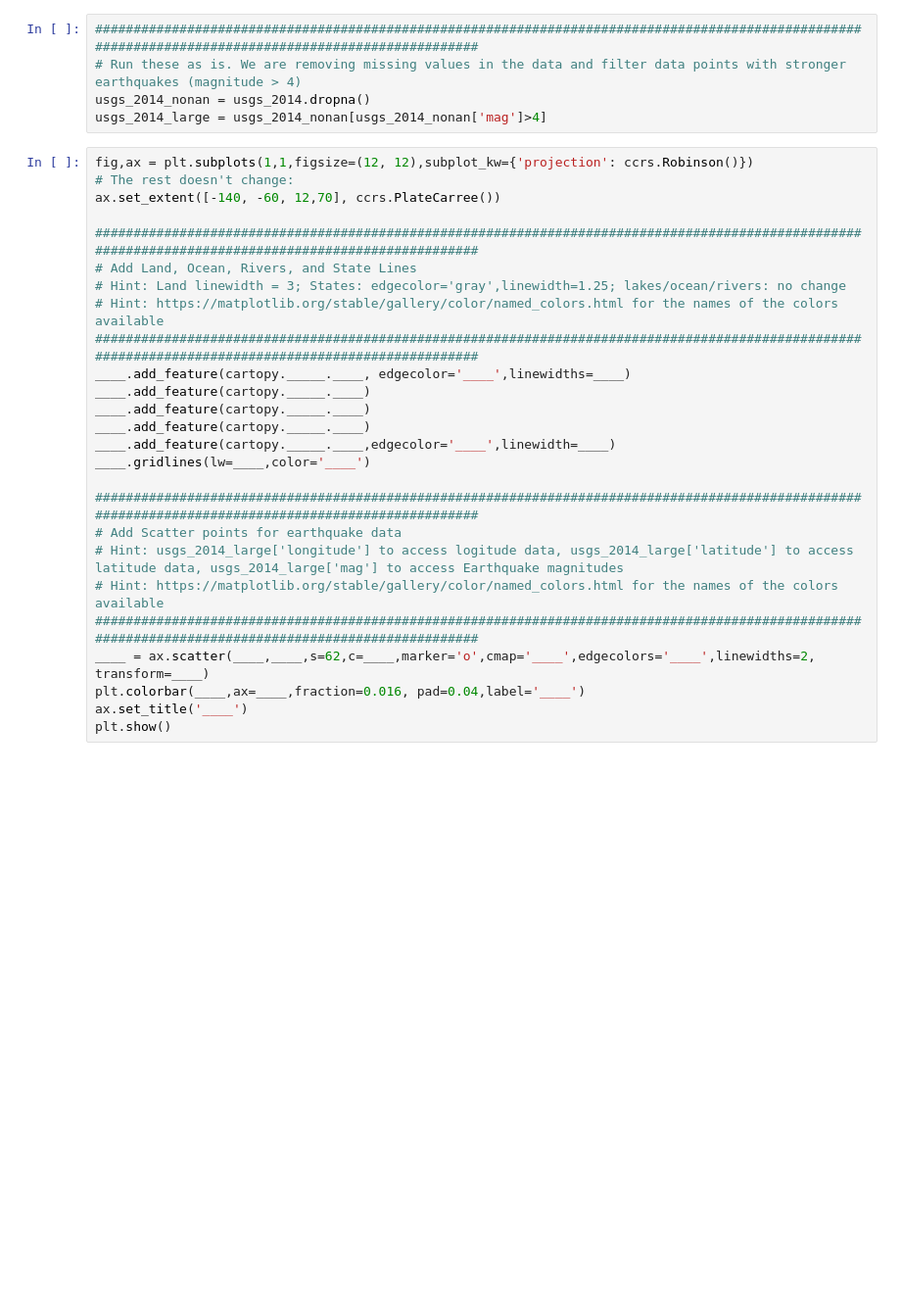
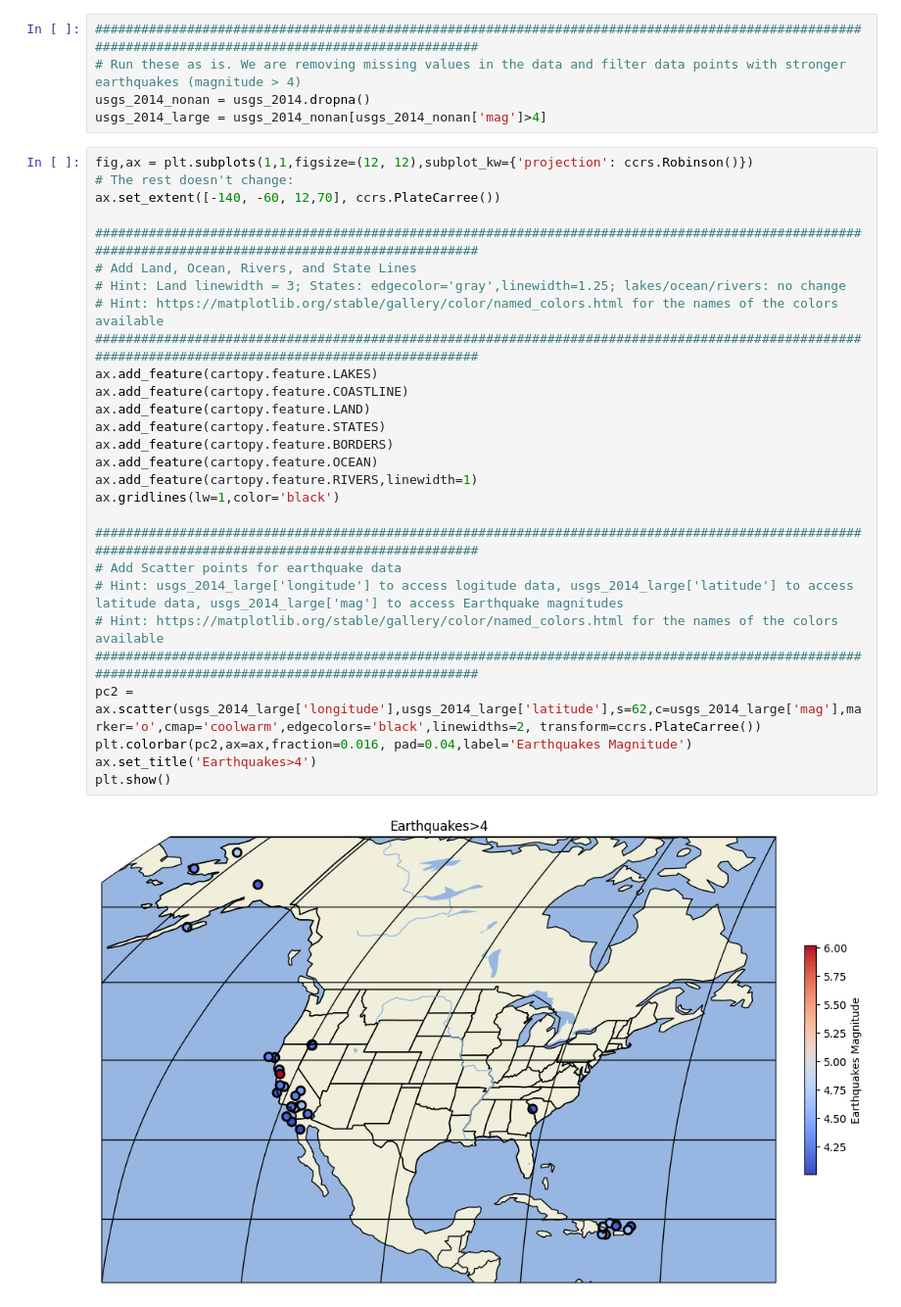
Before and after one commit to PierreHerold/2024_Intro_Python, a Jupyter notebook: ML_EES/IP/W2_S2.ipynb, the cells around one changed output. Shown at 98% size. Saved outputs shown, nothing was run; the diff lists cells and outputs as text; blank space fills up the shorter version.

```diff
--- a/ML_EES/IP/W2_S2.ipynb
+++ b/ML_EES/IP/W2_S2.ipynb
@@ -220,26 +248,30 @@ usgs_2014_large = usgs_2014_nonan[usgs_2014_nonan['mag']>4]
 # %%
 fig,ax = plt.subplots(1,1,figsize=(12, 12),subplot_kw={'projection': ccrs.Robinson()})
 # The rest doesn't change:
 ax.set_extent([-140, -60, 12,70], ccrs.PlateCarree())
 
 ######################################################################################################################################################
 # Add Land, Ocean, Rivers, and State Lines
 # Hint: Land linewidth = 3; States: edgecolor='gray',linewidth=1.25; lakes/ocean/rivers: no change
 # Hint: https://matplotlib.org/stable/gallery/color/named_colors.html for the names of the colors available
 ######################################################################################################################################################
-____.add_feature(cartopy._____.____, edgecolor='____',linewidths=____)
-____.add_feature(cartopy._____.____)
-____.add_feature(cartopy._____.____)
-____.add_feature(cartopy._____.____)
-____.add_feature(cartopy._____.____,edgecolor='____',linewidth=____)
-____.gridlines(lw=____,color='____')
+ax.add_feature(cartopy.feature.LAKES)
+ax.add_feature(cartopy.feature.COASTLINE)
+ax.add_feature(cartopy.feature.LAND)
+ax.add_feature(cartopy.feature.STATES)
+ax.add_feature(cartopy.feature.BORDERS)
+ax.add_feature(cartopy.feature.OCEAN)
+ax.add_feature(cartopy.feature.RIVERS,linewidth=1)
+ax.gridlines(lw=1,color='black')
 
 ######################################################################################################################################################
 # Add Scatter points for earthquake data
 # Hint: usgs_2014_large['longitude'] to access logitude data, usgs_2014_large['latitude'] to access latitude data, usgs_2014_large['mag'] to access Earthquake magnitudes
 # Hint: https://matplotlib.org/stable/gallery/color/named_colors.html for the names of the colors available
 ######################################################################################################################################################
-____ = ax.scatter(____,____,s=62,c=____,marker='o',cmap='____',edgecolors='____',linewidths=2, transform=____)
-plt.colorbar(____,ax=____,fraction=0.016, pad=0.04,label='____')
-ax.set_title('____')
+pc2 = ax.scatter(usgs_2014_large['longitude'],usgs_2014_large['latitude'],s=62,c=usgs_2014_large['mag'],marker='o',cmap='coolwarm',edgecolors='black',linewidths=2, transform=ccrs.PlateCarree())
+plt.colorbar(pc2,ax=ax,fraction=0.016, pad=0.04,label='Earthquakes Magnitude')
+ax.set_title('Earthquakes>4')
 plt.show()
+# %% [output]
+[figure, added]
```
Also changed, not shown: parts of 7 cells of this notebook.
